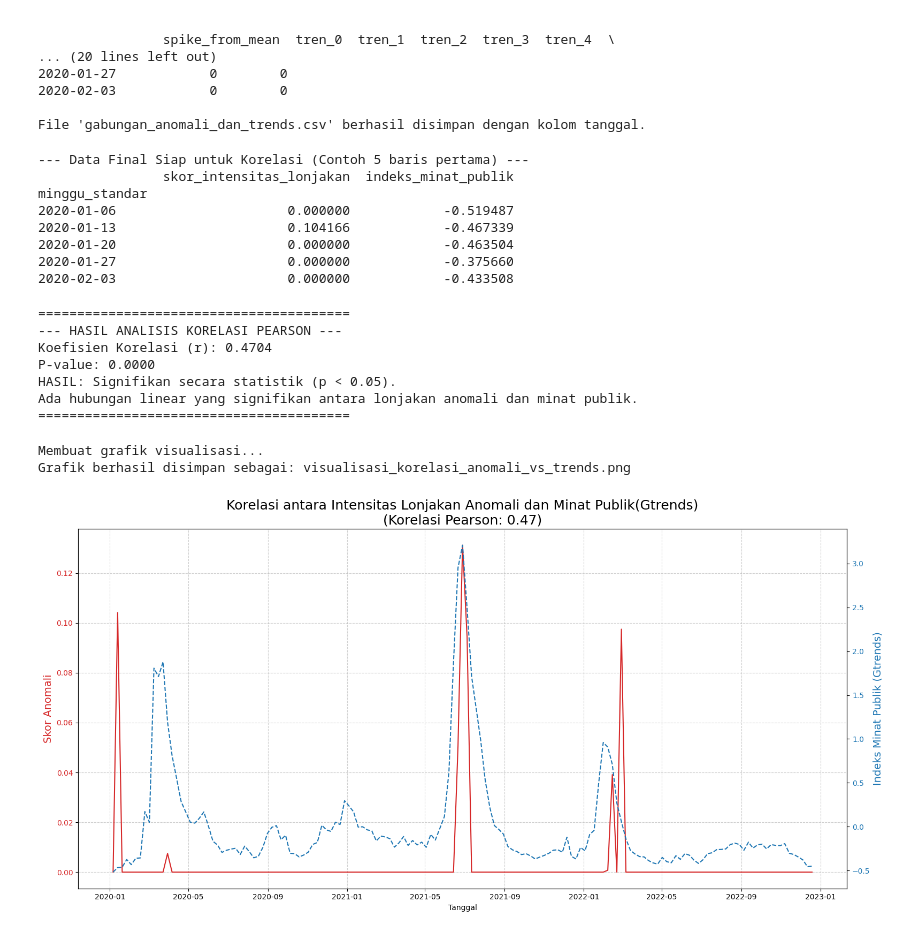
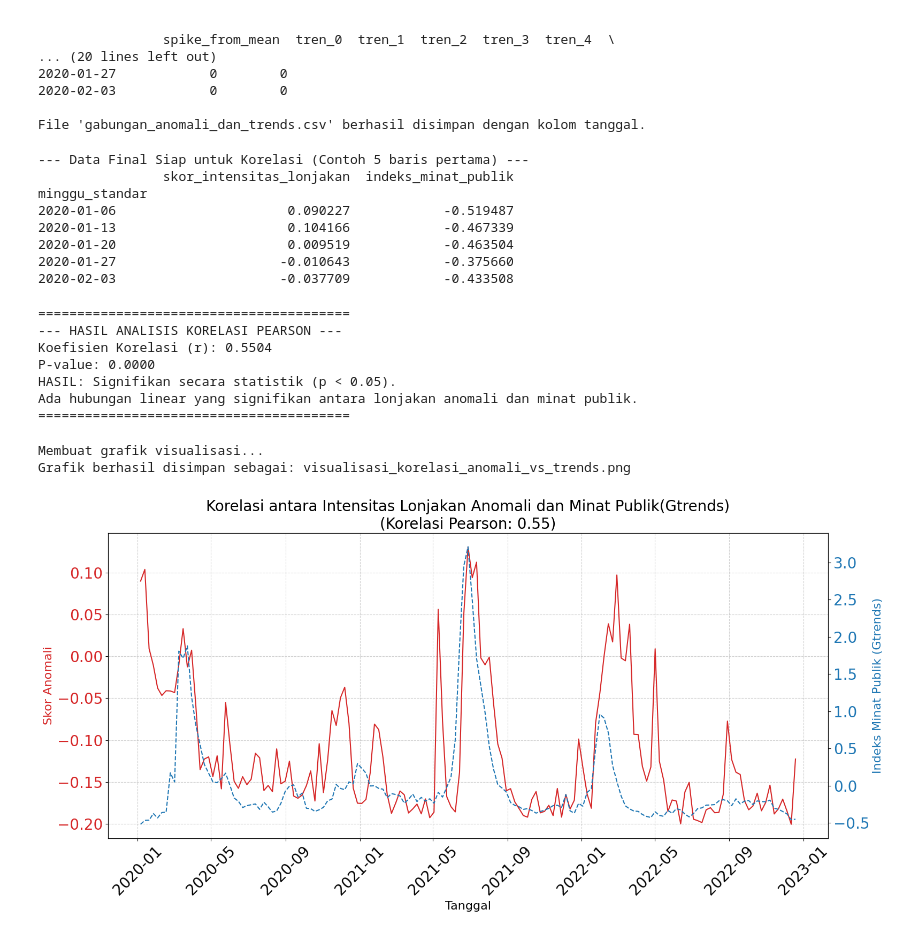
Before and after one commit to aidahdzfs/panic-buying-detection-ecommerce, a Jupyter notebook: pearson/pearson.ipynb, the cells around one changed output. Cells and saved outputs as stored; diff of their text form; code cells hidden in the pictures.

```diff
--- a/pearson/pearson.ipynb
+++ b/pearson/pearson.ipynb
@@ -133,22 +133,10 @@ minggu_standar
 
 File 'gabungan_anomali_dan_trends.csv' berhasil disimpan dengan kolom tanggal.
 # %%
-# df_merged['skor_inversi'] = -1 * df_merged[NAMA_KOLOM_SKOR_ASLI]
-# kondisi_lonjakan = (df_merged[NAMA_KOLOM_WOW] > 0) & (df_merged[NAMA_KOLOM_SPIKE] > 0)
-# df_merged['skor_intensitas_lonjakan'] = np.where(kondisi_lonjakan, df_merged['skor_inversi'], 0)
-
 # 1. Inversi skor (agar anomali menjadi positif)
 df_merged['skor_inversi'] = -1 * df_merged[NAMA_KOLOM_SKOR_ASLI]
-
-# 2. Cek kondisi lonjakan
-kondisi_lonjakan = (df_merged[NAMA_KOLOM_WOW] > 0) & (df_merged[NAMA_KOLOM_SPIKE] > 0)
-
-# 3. LOGIKA BARU YANG BENAR:
-df_merged['skor_intensitas_lonjakan'] = np.where(
-    (kondisi_lonjakan) & (df_merged['skor_inversi'] > 0), # Syarat: Lonjakan DAN Anomali
-    df_merged['skor_inversi'],                           # Nilai jika Benar
-    0                                             # Nilai jika Salah (termasuk anomali penurunan & data normal)
-)
+df_merged['skor_intensitas_lonjakan'] = df_merged['skor_inversi']
+df_merged.to_csv('skor_sudah diturunkan.csv', sep=';')
 # %%
 trend_columns = [col for col in df_merged.columns if col.startswith('tren_')]
 scaler = StandardScaler()
@@ -166,11 +154,11 @@ else:
 --- Data Final Siap untuk Korelasi (Contoh 5 baris pertama) ---
                 skor_intensitas_lonjakan  indeks_minat_publik
 minggu_standar
-2020-01-06                      0.000000            -0.519487
+2020-01-06                      0.090227            -0.519487
 2020-01-13                      0.104166            -0.467339
-2020-01-20                      0.000000            -0.463504
-2020-01-27                      0.000000            -0.375660
-2020-02-03                      0.000000            -0.433508
+2020-01-20                      0.009519            -0.463504
+2020-01-27                     -0.010643            -0.375660
+2020-02-03                     -0.037709            -0.433508
 # %%
 if 'indeks_minat_publik' in df_merged.columns:
     variabel_anomali = df_merged['skor_intensitas_lonjakan']
@@ -200,7 +188,7 @@ else:
 # %% [output]
 ========================================
 --- HASIL ANALISIS KORELASI PEARSON ---
-Koefisien Korelasi (r): 0.4704
+Koefisien Korelasi (r): 0.5504
 P-value: 0.0000
 HASIL: Signifikan secara statistik (p < 0.05).
 Ada hubungan linear yang signifikan antara lonjakan anomali dan minat publik.
@@ -208,30 +196,38 @@ Ada hubungan linear yang signifikan antara lonjakan anomali dan minat publik.
 # %%
 if 'indeks_minat_publik' in df_merged.columns:
     print("Membuat grafik visualisasi...")
     fig, ax1 = plt.subplots(figsize=(16, 8))
 
     color = 'tab:red'
-    ax1.set_xlabel('Tanggal')
-    ax1.set_ylabel('Skor Anomali', color=color, fontsize=14)
+    # Perbesar font label sumbu X
+    ax1.set_xlabel('Tanggal', fontsize=16) # <--- Ubah ukuran font label 'Tanggal' di sini
+    ax1.set_ylabel('Skor Anomali', color=color, fontsize=16) # <--- Ubah ukuran font label Y kiri
     ax1.plot(df_merged.index, df_merged['skor_intensitas_lonjakan'], color=color, label='Skor Anomali')
-    ax1.tick_params(axis='y', labelcolor=color)
+
+    # 1. PERBESAR ANGKA SUMBU Y KIRI & SUMBU X
+    # labelsize=14 adalah ukuran font angka-angkanya
+    ax1.tick_params(axis='y', labelcolor=color, labelsize=20) # <--- Ukuran angka sumbu Y kiri
+    ax1.tick_params(axis='x', labelsize=20, rotation=45)      # <--- Ukuran angka sumbu X (Tanggal)
+
     ax1.grid(True, linestyle='--', alpha=0.6)
 
     ax2 = ax1.twinx()
     color = 'tab:blue'
-    ax2.set_ylabel('Indeks Minat Publik (Gtrends)', color=color, fontsize=14)
+    ax2.set_ylabel('Indeks Minat Publik (Gtrends)', color=color, fontsize=16) # <--- Ubah ukuran font label Y kanan
     ax2.plot(df_merged.index, df_merged['indeks_minat_publik'], color=color, linestyle='--', label='Minat Publik (Google Trends)')
-    ax2.tick_params(axis='y', labelcolor=color)
 
-    plt.title(f'Korelasi antara Intensitas Lonjakan Anomali dan Minat Publik(Gtrends)\n(Korelasi Pearson: {korelasi:.2f})', fontsize=18)
+    # 2. PERBESAR ANGKA SUMBU Y KANAN
+    ax2.tick_params(axis='y', labelcolor=color, labelsize=20) # <--- Ukuran angka sumbu Y kanan
+
+    plt.title(f'Korelasi antara Intensitas Lonjakan Anomali dan Minat Publik(Gtrends)\n(Korelasi Pearson: {korelasi:.2f})', fontsize=20)
     fig.tight_layout()
 
     nama_file_grafik = 'visualisasi_korelasi_anomali_vs_trends.png'
     plt.savefig(nama_file_grafik)
     print(f"Grafik berhasil disimpan sebagai: {nama_file_grafik}")
 else:
     print("Visualisasi dilewati.")
 # %% [output]
 Membuat grafik visualisasi...
 Grafik berhasil disimpan sebagai: visualisasi_korelasi_anomali_vs_trends.png
-[figure, old version]
+[figure, new version]
```
Also changed, not shown: 16 other files.
